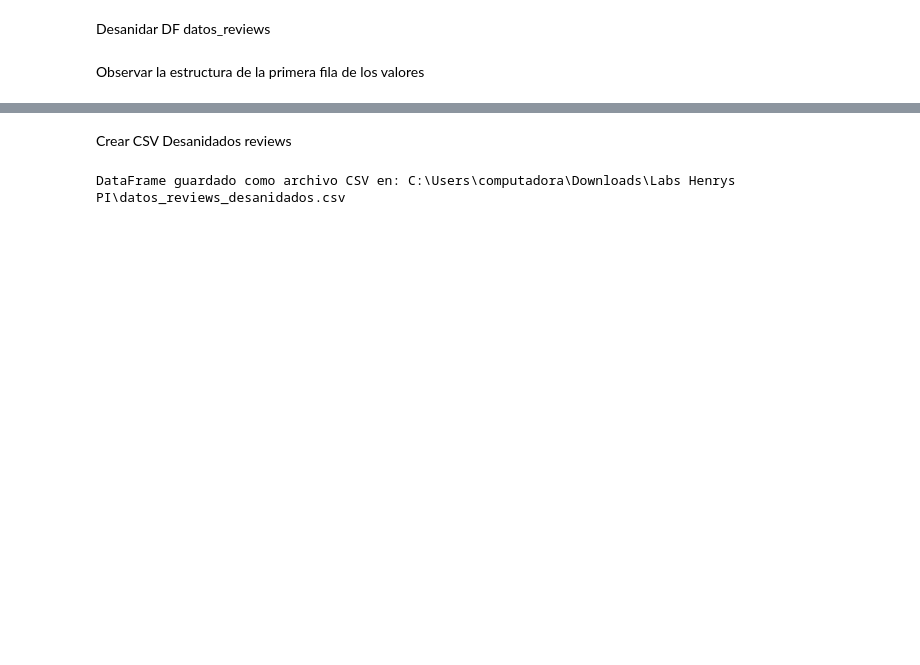
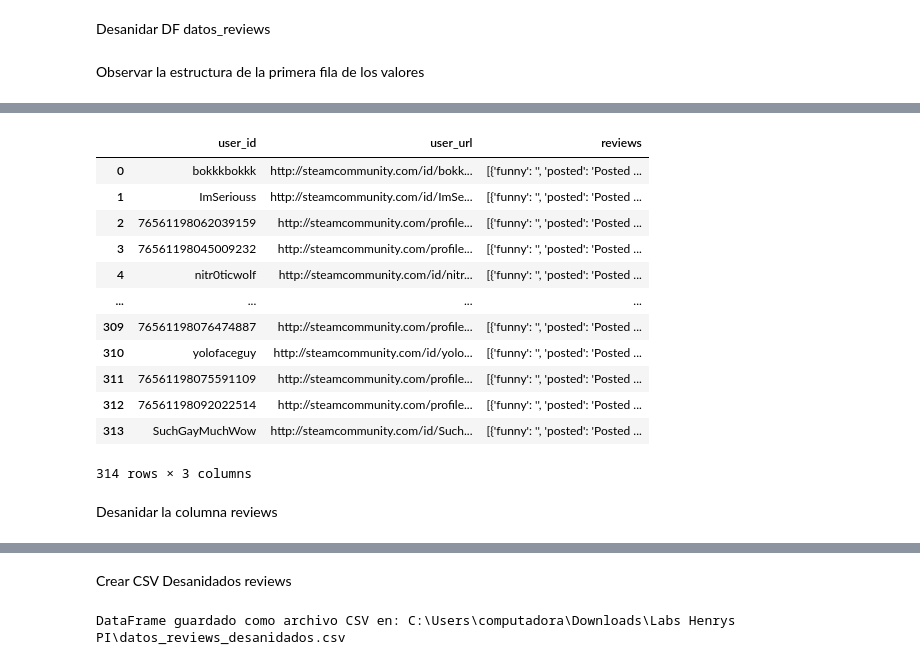
Before and after one commit to jcchmd29/ProyectoIndividualML.JC, a Jupyter notebook: ETLyEDA_reviews.ipynb, the cells around one changed output, grey strips where cells are left out. Saved outputs shown, nothing was run; the diff lists cells and outputs as text; code cells hidden in the pictures; blank space fills up the shorter version.

```diff
--- a/ETLyEDA_reviews.ipynb
+++ b/ETLyEDA_reviews.ipynb
@@ -174,0 +185,17 @@ primera_review
+# %%
+df_user_reviews_orig = pd.read_json('../ProyectoIndividualML.JC/user_reviews.json')
+df_user_reviews_orig
+# %% [output]
+|  | user_id | user_url | reviews |
+| 0 | bokkkbokkk | http://steamcommunity.com/id/bokk... | [{'funny': '', 'posted': 'Posted ... |
+| 1 | ImSeriouss | http://steamcommunity.com/id/ImSe... | [{'funny': '', 'posted': 'Posted ... |
+| 2 | 76561198062039159 | http://steamcommunity.com/profile... | [{'funny': '', 'posted': 'Posted ... |
+| 3 | 76561198045009232 | http://steamcommunity.com/profile... | [{'funny': '', 'posted': 'Posted ... |
+| 4 | nitr0ticwolf | http://steamcommunity.com/id/nitr... | [{'funny': '', 'posted': 'Posted ... |
+| ... | ... | ... | ... |
+| 309 | 76561198076474887 | http://steamcommunity.com/profile... | [{'funny': '', 'posted': 'Posted ... |
+| 310 | yolofaceguy | http://steamcommunity.com/id/yolo... | [{'funny': '', 'posted': 'Posted ... |
+| 311 | 76561198075591109 | http://steamcommunity.com/profile... | [{'funny': '', 'posted': 'Posted ... |
+| 312 | 76561198092022514 | http://steamcommunity.com/profile... | [{'funny': '', 'posted': 'Posted ... |
+| 313 | SuchGayMuchWow | http://steamcommunity.com/id/Such... | [{'funny': '', 'posted': 'Posted ... |
+314 rows × 3 columns
@@ -175,3 +205,5 @@ primera_review
+# %% [markdown]
+Desanidar la columna reviews
 # %%
 # Inicializa una lista vacía para almacenar los datos de la columna "reviews"
 datos_reviews = []
```
Also changed, not shown: parts of 46 cells of this notebook, 3 other files.
